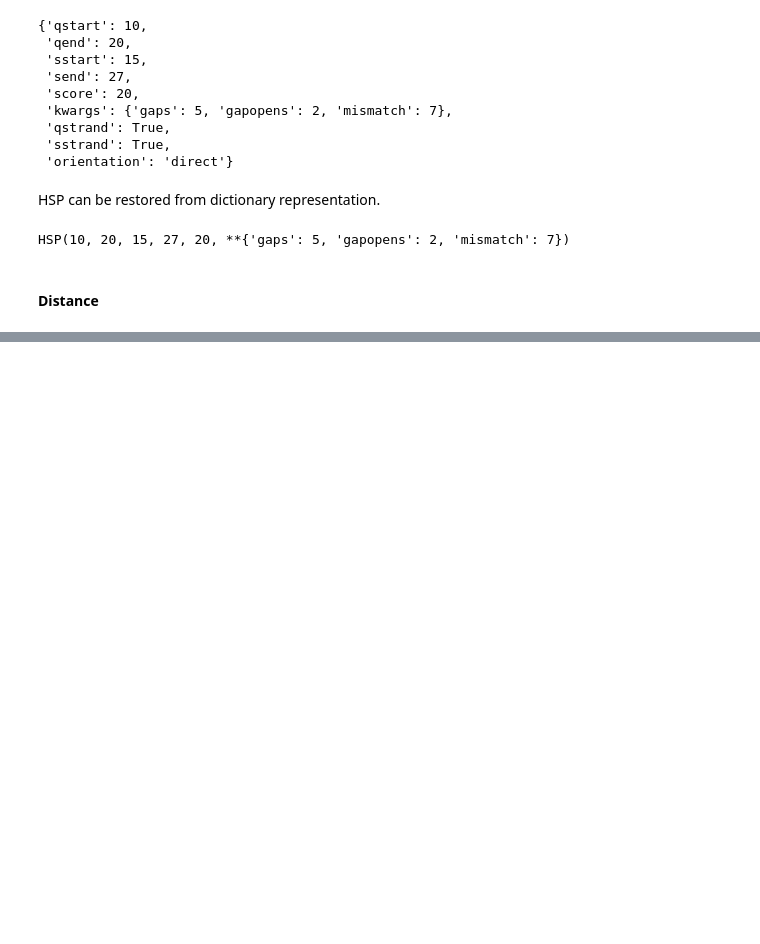
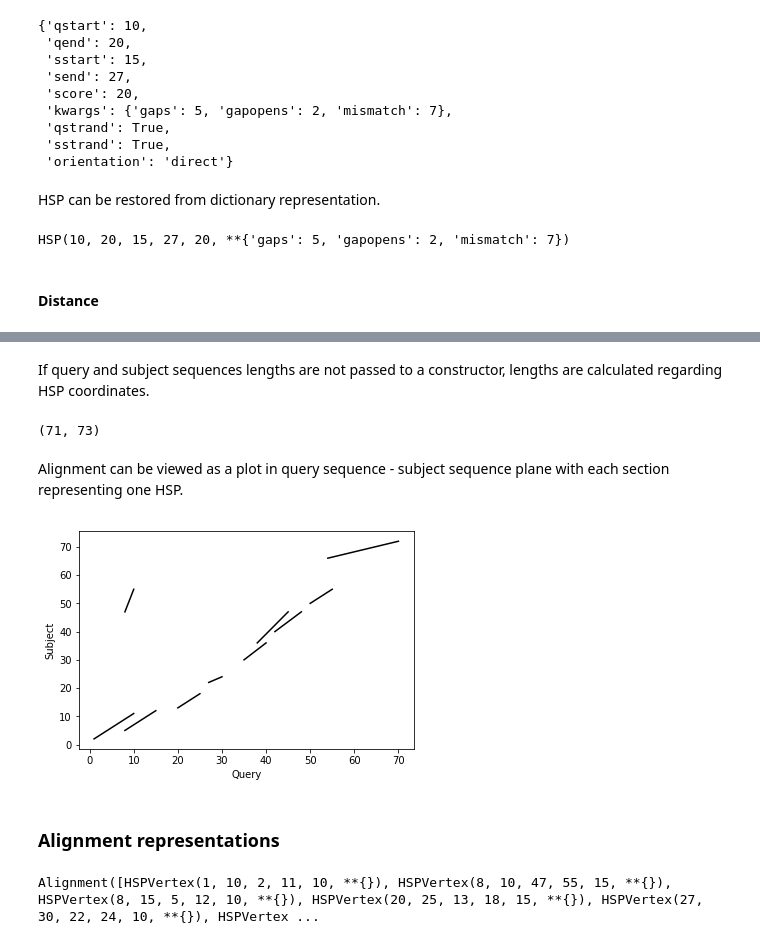
Before and after one commit to dmitrymyl/miscellaneous, a Jupyter notebook: alignment_example.ipynb, the cells around one changed output, grey strips where cells are left out. Drawn from its saved outputs; the diff is of its cells as text; code cells hidden in the pictures; blank space fills up the shorter version.

Commit message:
Finished alignment guide for given code state.

```diff
--- a/alignment_example.ipynb
+++ b/alignment_example.ipynb
@@ -123,0 +196,16 @@ HSP(10, 20, 15, 27, 20, **{'gaps': 5, 'gapopens': 2, 'mismatch': 7})
+# %%
+hsp_data = [[1, 10, 2, 11, 10],
+            [8, 10, 47, 55, 15],
+            [8, 15, 5, 12, 10],
+            [20, 25, 13, 18, 15],
+            [27, 30, 22, 24, 10],
+            [35, 40, 30, 36, 15],
+            [38, 45, 36, 47, 10],
+            [42, 48, 40, 47, 15],
+            [50, 55, 50, 55, 10],
+            [54, 70, 66, 72, 15],
+           ]
+# %%
+vertices = [HSPVertex(*i) for i in hsp_data]
+# %%
+alignment = Alignment(vertices)
@@ -123,0 +227,18 @@ HSP(10, 20, 15, 27, 20, **{'gaps': 5, 'gapopens': 2, 'mismatch': 7})
+# %% [markdown]
+If query and subject sequences lengths are not passed to a constructor, lengths are calculated regarding HSP coordinates.
+# %%
+alignment.qlen, alignment.slen
+# %% [output]
+(71, 73)
+# %% [markdown]
+Alignment can be viewed as a plot in query sequence - subject sequence plane with each section representing one HSP.
+# %%
+alignment.plot_alignment()
+# %% [output]
+[figure, added]
+# %% [markdown]
+### Alignment representations
+# %%
+alignment
+# %% [output]
+Alignment([HSPVertex(1, 10, 2, 11, 10, **{}), HSPVertex(8, 10, 47, 55, 15, **{}), HSPVertex(8, 15, 5, 12, 10, **{}), HSPVertex(20, 25, 13, 18, 15, **{}), HSPVertex(27, 30, 22, 24, 10, **{}), HSPVertex ...
```
Also changed, not shown: parts of 93 cells of this notebook, 3 other files.
